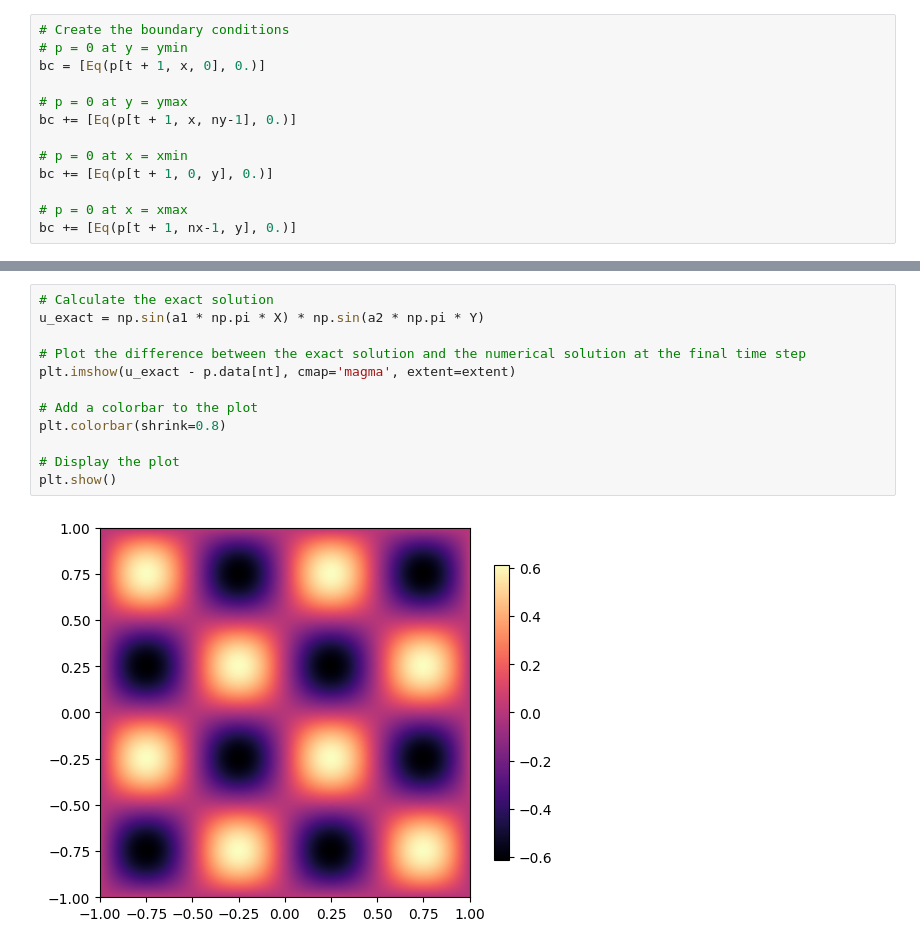
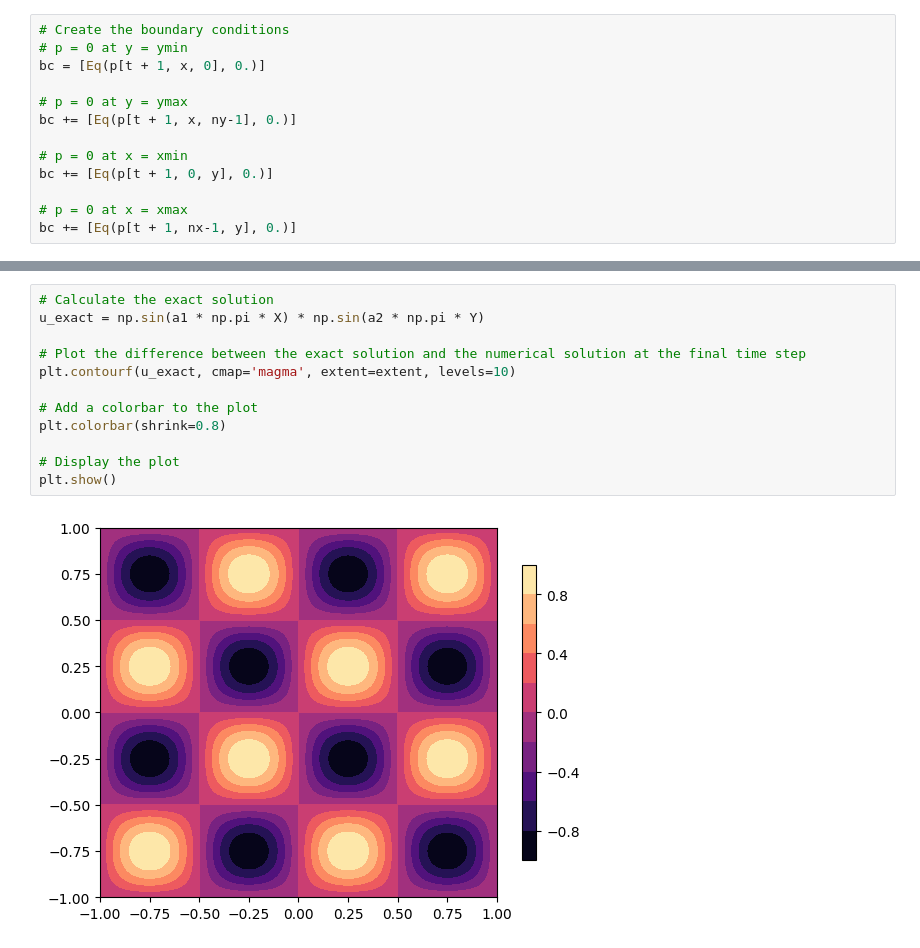
Before and after one commit to oscar-rincon/fwi, a Jupyter notebook: 02_helmholtz_dirichlet.ipynb, the cells around one changed output, grey strips where cells are left out. Drawn from its saved outputs; the diff is of its cells as text.

```diff
--- a/02_helmholtz_dirichlet.ipynb
+++ b/02_helmholtz_dirichlet.ipynb
@@ -130,17 +129,17 @@ plt.show()
 # %%
 # Calculate the exact solution
 u_exact = np.sin(a1 * np.pi * X) * np.sin(a2 * np.pi * Y)
 
 # Plot the difference between the exact solution and the numerical solution at the final time step
-plt.imshow(u_exact - p.data[nt], cmap='magma', extent=extent)
+plt.contourf(u_exact, cmap='magma', extent=extent, levels=10)
 
 # Add a colorbar to the plot
 plt.colorbar(shrink=0.8)
 
 # Display the plot
 plt.show()
 # %% [output]
-[figure, old version]
+[figure, new version]
 # %%
 # Calculate the relative error
 error = np.linalg.norm(p.data[nt].flatten() - u_exact.flatten()) / np.linalg.norm(u_exact.flatten())
```
Also changed, not shown: parts of 4 cells of this notebook, 1 other file.
